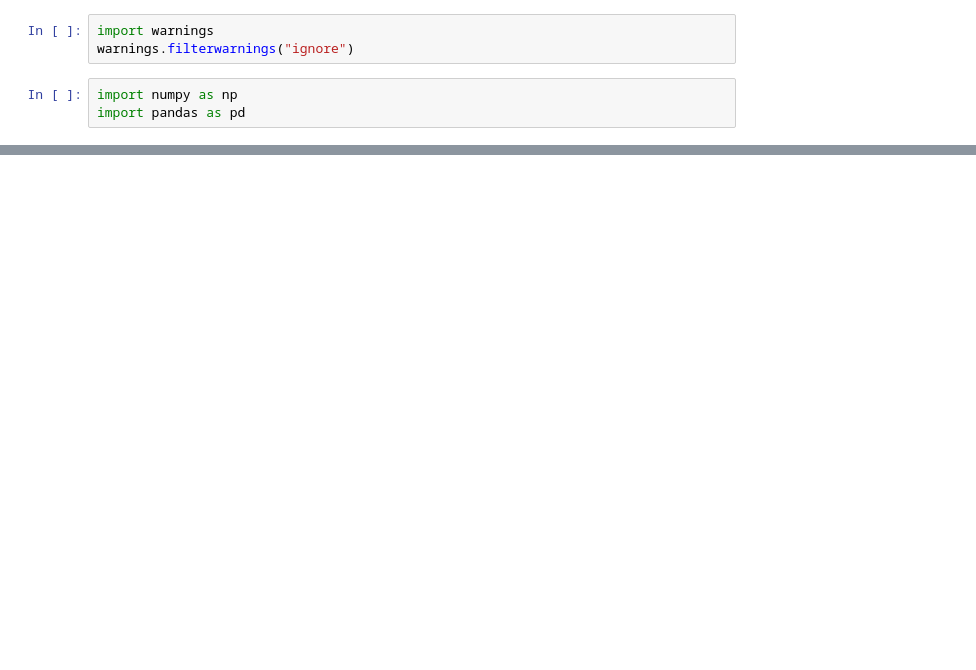
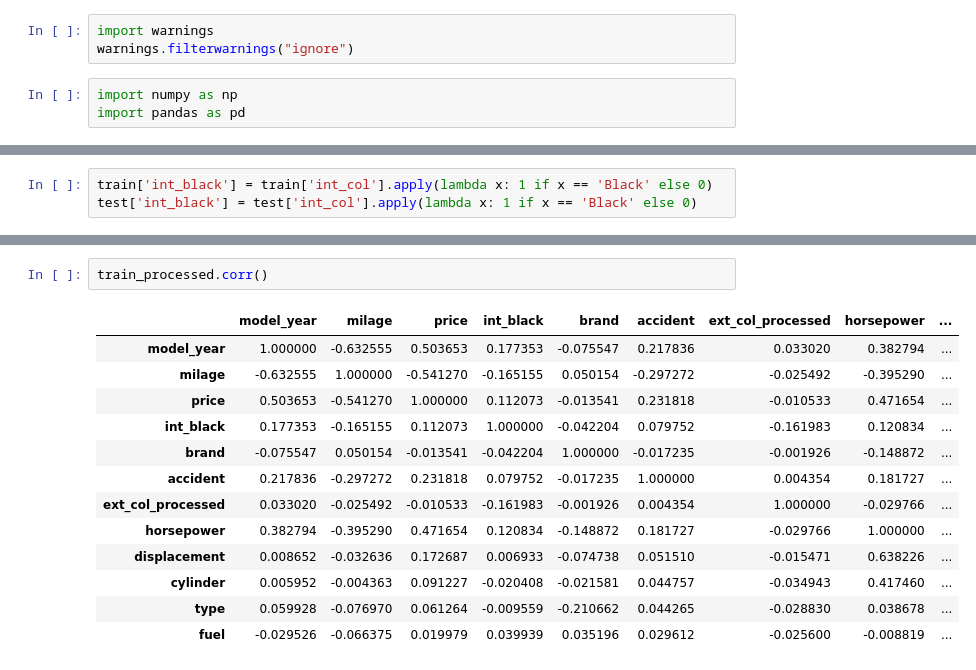
Before and after one commit to avd1729/Used-Car-Price-Prediction, a Jupyter notebook: Notebooks/main.ipynb, the cells around one changed output, grey strips where cells are left out. Drawn from its saved outputs; the diff is of its cells as text; blank space fills up the shorter version.

```diff
--- a/Notebooks/main.ipynb
+++ b/Notebooks/main.ipynb
@@ -61,3 +79,6 @@ Value counts for column 'clean_title':
 clean_title
 Yes    54273
 Name: count, dtype: int64
+# %%
+train['int_black'] = train['int_col'].apply(lambda x: 1 if x == 'Black' else 0)
+test['int_black'] = test['int_col'].apply(lambda x: 1 if x == 'Black' else 0)
@@ -63,0 +255,16 @@ Name: count, dtype: int64
+# %%
+train_processed.corr()
+# %% [output]
+|  | model_year | milage | price | int_black | brand | accident | ext_col_processed | horsepower | ... |
+| model_year | 1.000000 | -0.632555 | 0.503653 | 0.177353 | -0.075547 | 0.217836 | 0.033020 | 0.382794 | ... |
+| milage | -0.632555 | 1.000000 | -0.541270 | -0.165155 | 0.050154 | -0.297272 | -0.025492 | -0.395290 | ... |
+| price | 0.503653 | -0.541270 | 1.000000 | 0.112073 | -0.013541 | 0.231818 | -0.010533 | 0.471654 | ... |
+| int_black | 0.177353 | -0.165155 | 0.112073 | 1.000000 | -0.042204 | 0.079752 | -0.161983 | 0.120834 | ... |
+| brand | -0.075547 | 0.050154 | -0.013541 | -0.042204 | 1.000000 | -0.017235 | -0.001926 | -0.148872 | ... |
+| accident | 0.217836 | -0.297272 | 0.231818 | 0.079752 | -0.017235 | 1.000000 | 0.004354 | 0.181727 | ... |
+| ext_col_processed | 0.033020 | -0.025492 | -0.010533 | -0.161983 | -0.001926 | 0.004354 | 1.000000 | -0.029766 | ... |
+| horsepower | 0.382794 | -0.395290 | 0.471654 | 0.120834 | -0.148872 | 0.181727 | -0.029766 | 1.000000 | ... |
+| displacement | 0.008652 | -0.032636 | 0.172687 | 0.006933 | -0.074738 | 0.051510 | -0.015471 | 0.638226 | ... |
+| cylinder | 0.005952 | -0.004363 | 0.091227 | -0.020408 | -0.021581 | 0.044757 | -0.034943 | 0.417460 | ... |
+| type | 0.059928 | -0.076970 | 0.061264 | -0.009559 | -0.210662 | 0.044265 | -0.028830 | 0.038678 | ... |
+| fuel | -0.029526 | -0.066375 | 0.019979 | 0.039939 | 0.035196 | 0.029612 | -0.025600 | -0.008819 | ... |
```
Also changed, not shown: parts of 22 cells of this notebook.
